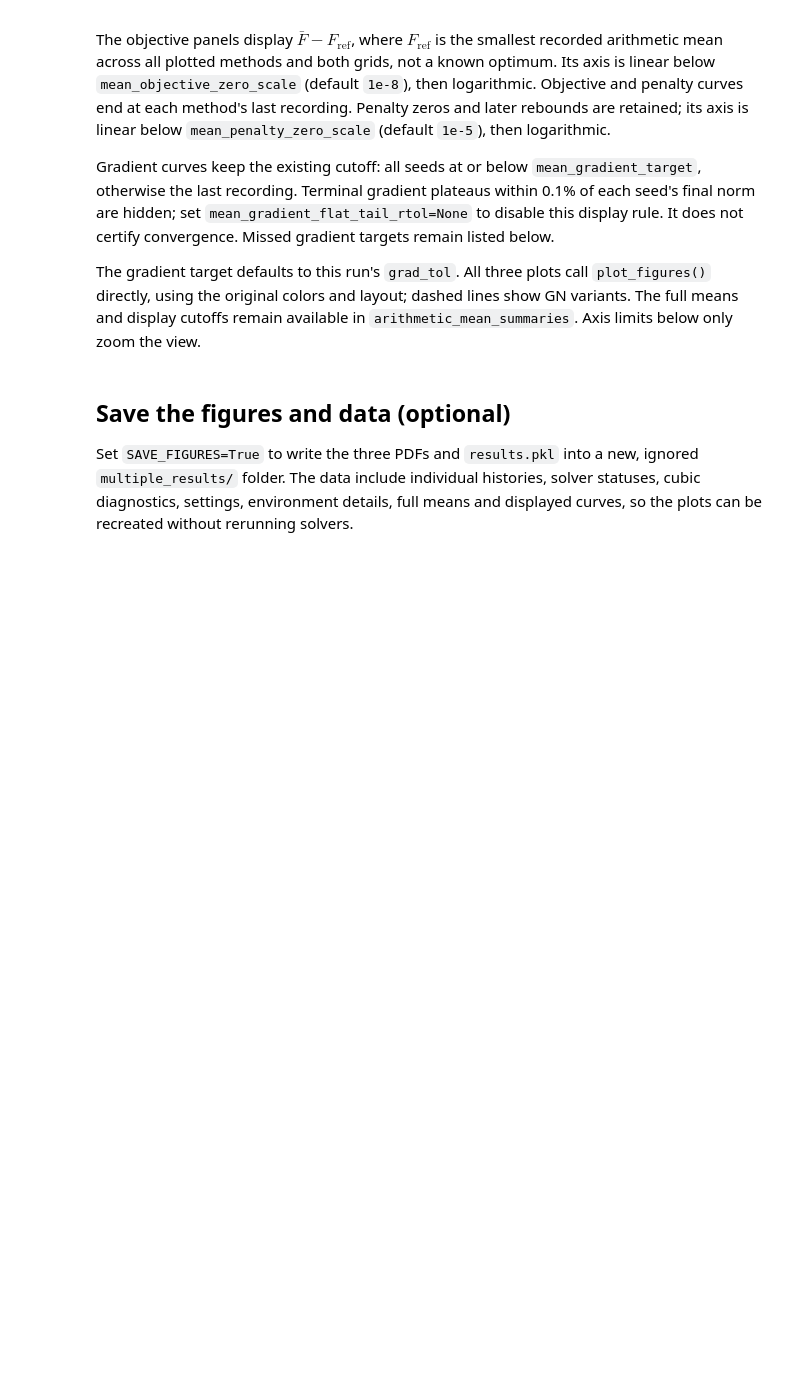
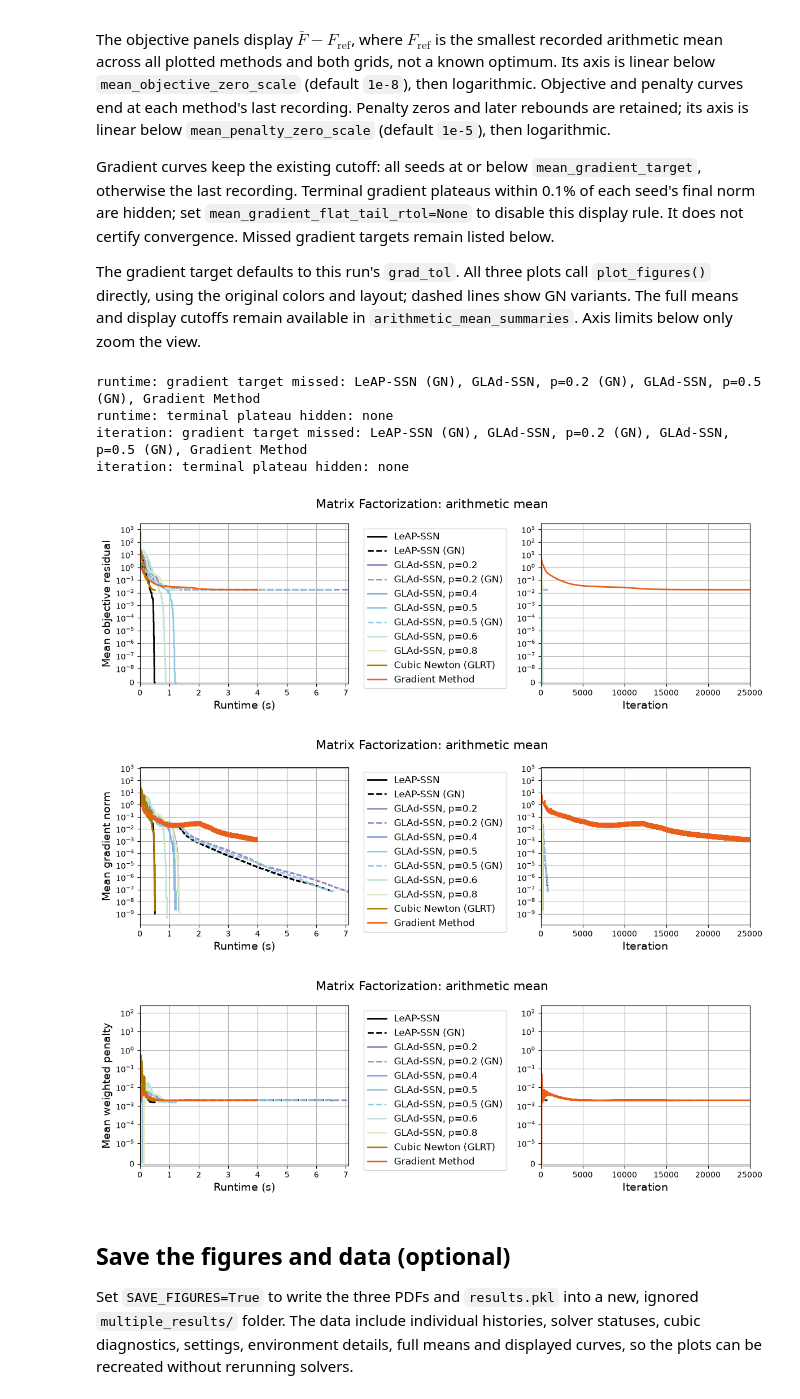
Before and after one commit to clemens-sirotenko/skip-the-hessian-keep-the-rates, a Jupyter notebook: MF/experiment_matrix_factorization_multiple_final.ipynb, the cells around one changed output. Cells and saved outputs as stored; diff of their text form; code cells hidden in the pictures; blank space fills up the shorter version.

```diff
--- a/MF/experiment_matrix_factorization_multiple_final.ipynb
+++ b/MF/experiment_matrix_factorization_multiple_final.ipynb
@@ -85,7 +85,7 @@ updates and 5 Newton updates. These are check settings, not the full experiment.
 # Original recorded seeds (uncomment for the 20-seed experiment):
 # seeds_to_try = [549, 498, 483, 33, 528, 989, 465, 344, 153, 867,
 #                 107, 424, 998, 230, 996, 229, 725, 911, 418, 146]
-seeds_to_try = [549, 498, 483, 33, 528, 989]
+seeds_to_try = [549]
 
 # Data and objective
 m, n, r = 50, 25, 4
@@ -95,7 +95,7 @@ alpha, beta = 0.01, 500.0
 initial_factor_std = 0.05
 
 # Iteration budgets and regularization
-gradient_iterations = 8000
+gradient_iterations = 25000
 number_of_iterations = 2000
 grad_tol = 1e-8  # Absolute outer gradient norm; None disables this tolerance.
 initial_lambda = 10.0
@@ -305,6 +319,11 @@ for axis, summary in arithmetic_mean_summaries["grad_norm"].items():
     trimmed = [name for name, e in summary["endpoints"].items() if e["flat_tail_trimmed"]]
     print(f"{axis}: gradient target missed:", ", ".join(missed) or "none")
     print(f"{axis}: terminal plateau hidden:", ", ".join(trimmed) or "none")
+# %% [output]
+runtime: gradient target missed: LeAP-SSN (GN), GLAd-SSN, p=0.2 (GN), GLAd-SSN, p=0.5 (GN), Gradient Method
+runtime: terminal plateau hidden: none
+iteration: gradient target missed: LeAP-SSN (GN), GLAd-SSN, p=0.2 (GN), GLAd-SSN, p=0.5 (GN), Gradient Method
+iteration: terminal plateau hidden: none
 # %%
 zero_scales = dict(func=mean_objective_zero_scale, grad_norm=1e-14, penalty=mean_penalty_zero_scale)
 arithmetic_mean_figures = {}
@@ -315,33 +334,39 @@ for measure, reference, ylabel in [
 ]:
     prepared = arithmetic_mean_histories[measure]
     summary = arithmetic_mean_summaries[measure]
     limits = {}
     for axis, limit in [("runtime", max_time), ("iteration", max_iter)]:
         last_shown = max(e["x"] for e in summary[axis]["endpoints"].values())
         limits[axis] = limit if limit is not None else max(last_shown, 1e-12)
     note = f"All {len(all_seeds_histories)} seeds retained after exits, including failures. Dashed: Gauss-Newton."
     if measure == "grad_norm":
         note += (f"\nCutoff: all seeds <= {mean_gradient_target:g}, otherwise last recording."
                  if mean_gradient_target is not None else "\nCutoff: each method's last recording.")
         if mean_gradient_flat_tail_rtol is not None:
             note += f" Terminal plateaus hidden ({100 * mean_gradient_flat_tail_rtol:g}%; display only)."
     elif measure == "func":
         note += "\nReference: best observed mean across methods and both panels; not a known optimum."
     note += f"\nLinear below {zero_scales[measure]:g}, log above. Sequential wall times."
+    # set note = '' if you want to remove the note from the figure.
+    note = ''
 
     fig = plot_figures(
         list(prepared.values()), plot_names, n=n, m=m, mu_str=None,
         colors=colors, linewidths=line_widths, linestyles=line_styles,
         which_measure_1="runtime", which_measure_2="iteration",
         f_star=reference, threshold=None, zero_scale=zero_scales[measure],
         max_time=limits["runtime"], max_iter=limits["iteration"],
         xlabel="Runtime (s)", ylabel=ylabel,
         suptitle="Matrix Factorization: arithmetic mean",
         sharey=True, runtime_steps=True, verbose=False, note=note,
     )
     arithmetic_mean_figures[measure] = fig
     display(fig)
     plt.close(fig)
+# %% [output]
+[figure, added]
+[figure, added]
+[figure, added]
 # %% [markdown]
 ## Save the figures and data (optional)
 
```
Also changed, not shown: parts of 1 cell of this notebook, 3 other files.
